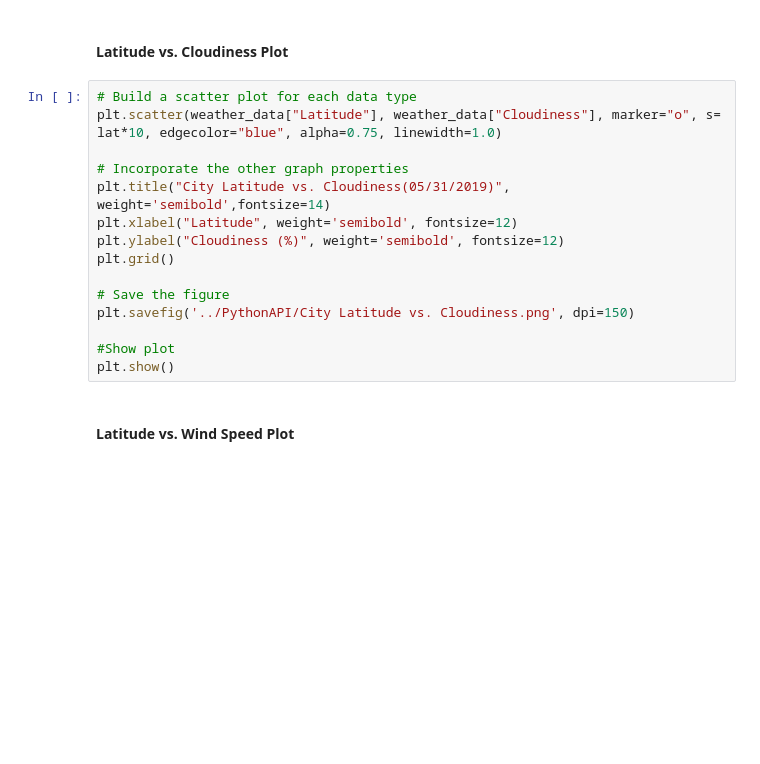
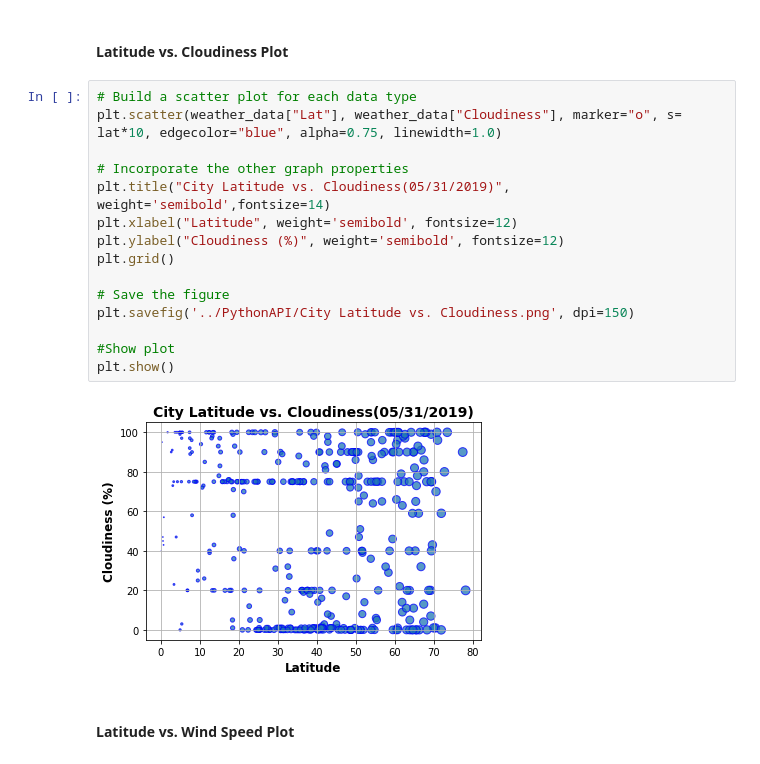
Before and after one commit to nusharama/Homework, a Jupyter notebook: PythonAPI/WeatherPy.ipynb, the cells around one changed output. Drawn from its saved outputs; the diff is of its cells as text; blank space fills up the shorter version.

```diff
--- a/PythonAPI/WeatherPy.ipynb
+++ b/PythonAPI/WeatherPy.ipynb
@@ -184,19 +238,21 @@ plt.show()
 #### Latitude vs. Cloudiness Plot
 # %%
 # Build a scatter plot for each data type
-plt.scatter(weather_data["Latitude"], weather_data["Cloudiness"], marker="o", s= lat*10, edgecolor="blue", alpha=0.75, linewidth=1.0)
+plt.scatter(weather_data["Lat"], weather_data["Cloudiness"], marker="o", s= lat*10, edgecolor="blue", alpha=0.75, linewidth=1.0)
 
 # Incorporate the other graph properties
 plt.title("City Latitude vs. Cloudiness(05/31/2019)", weight='semibold',fontsize=14)
 plt.xlabel("Latitude", weight='semibold', fontsize=12)
 plt.ylabel("Cloudiness (%)", weight='semibold', fontsize=12)
 plt.grid()
 
 # Save the figure
 plt.savefig('../PythonAPI/City Latitude vs. Cloudiness.png', dpi=150)
 
 #Show plot
 plt.show()
+# %% [output]
+[figure, added]
 # %% [markdown]
 #### Latitude vs. Wind Speed Plot
 # %%
```
Also changed, not shown: parts of 8 cells of this notebook, 22 other files.
